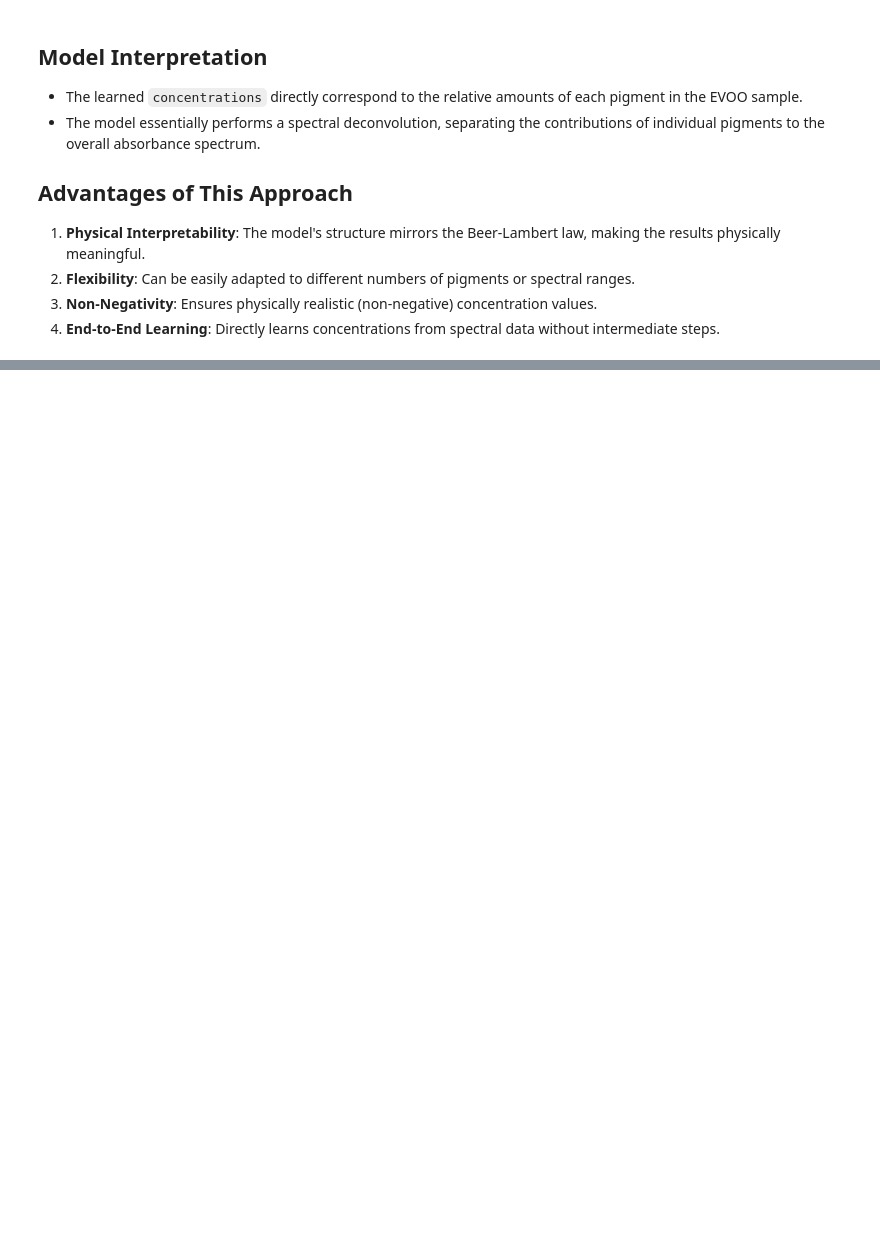
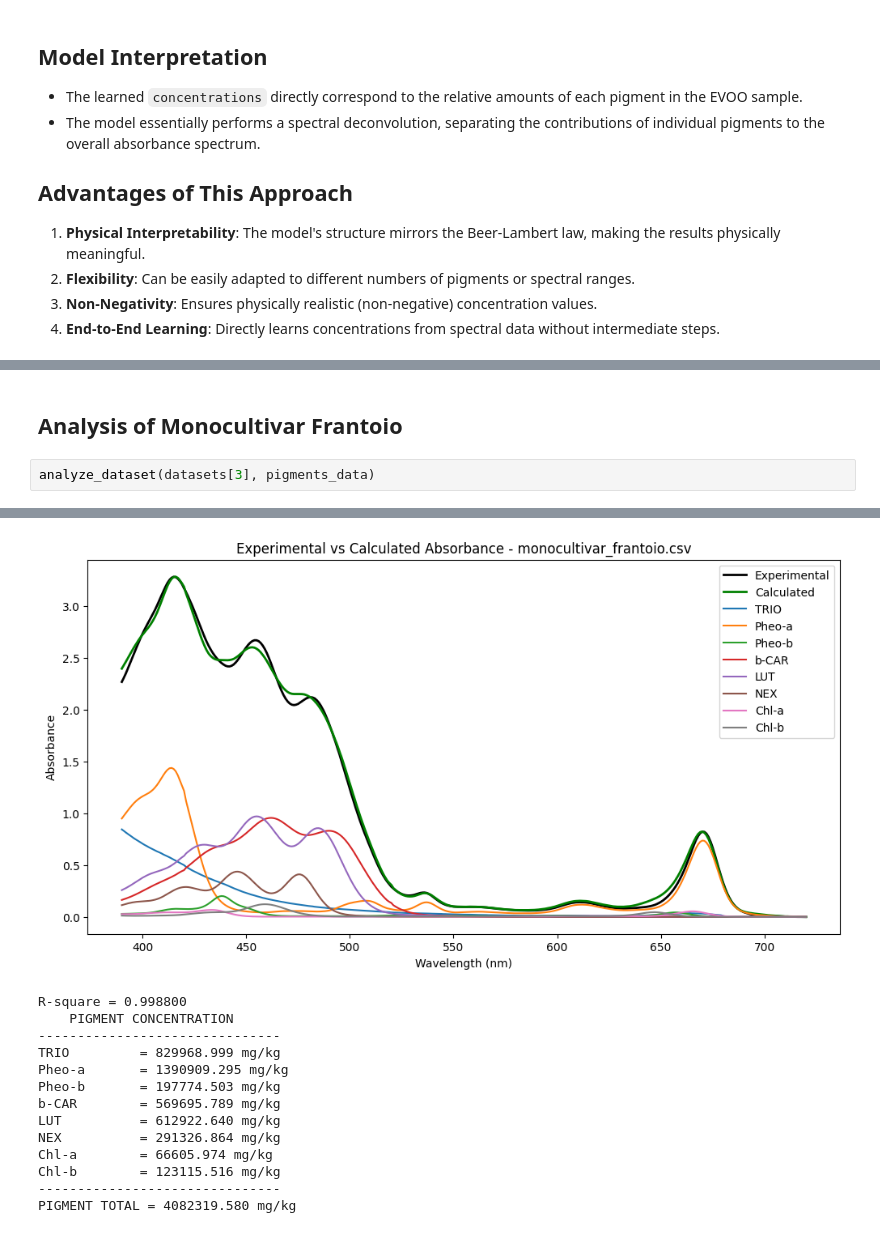
Before and after one commit to skashyapsri/Absorbance-Prediction-Using-ML, a Jupyter notebook: EVOO_Pigment_Analysis_using_Deep_Learning.ipynb, the cells around one changed output, grey strips where cells are left out. Drawn from its saved outputs; the diff is of its cells as text; blank space fills up the shorter version.

```diff
--- a/EVOO_Pigment_Analysis_using_Deep_Learning.ipynb
+++ b/EVOO_Pigment_Analysis_using_Deep_Learning.ipynb
@@ -204,0 +255,5 @@ PIGMENT TOTAL = 3307087.922 mg/kg
+# %% [markdown]
+## Analysis of Monocultivar Frantoio
+# %%
+analyze_dataset(datasets[3], pigments_data)
+# %% [output]
@@ -204,0 +271,14 @@ PIGMENT TOTAL = 3307087.922 mg/kg
+[figure, added]
+R-square = 0.998800
+    PIGMENT CONCENTRATION
+-------------------------------
+TRIO         = 829968.999 mg/kg
+Pheo-a       = 1390909.295 mg/kg
+Pheo-b       = 197774.503 mg/kg
+b-CAR        = 569695.789 mg/kg
+LUT          = 612922.640 mg/kg
+NEX          = 291326.864 mg/kg
+Chl-a        = 66605.974 mg/kg
+Chl-b        = 123115.516 mg/kg
+-------------------------------
+PIGMENT TOTAL = 4082319.580 mg/kg
```
Also changed, not shown: parts of 23 cells of this notebook.
